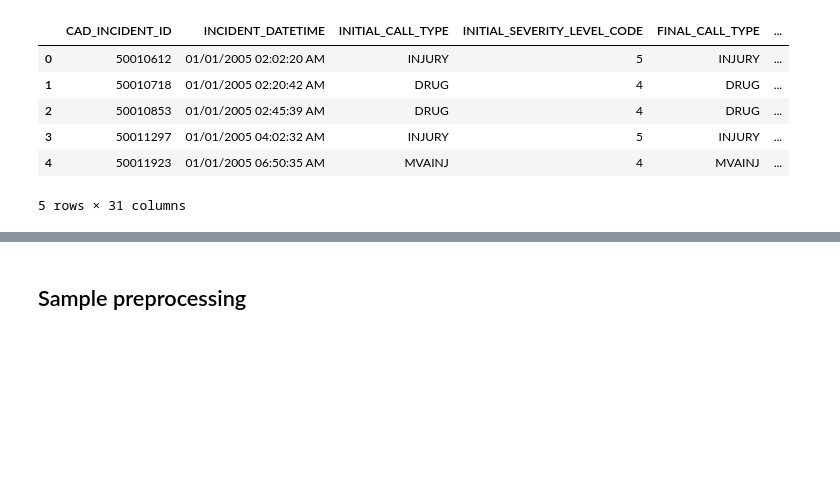
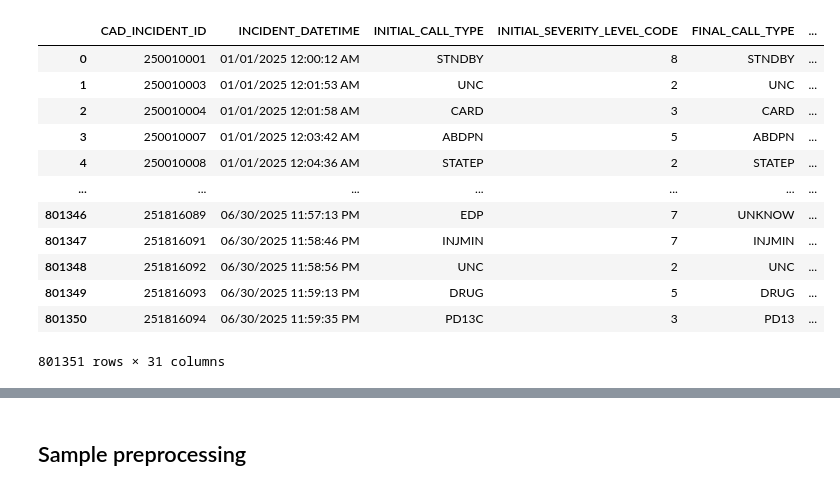
Before and after one commit to lzillmer/CSE-6242-Project, a Jupyter notebook: notebooks/preprocessing.ipynb, the cells around one changed output, grey strips where cells are left out. Saved outputs shown, nothing was run; the diff lists cells and outputs as text; code cells hidden in the pictures; blank space fills up the shorter version.

```diff
--- a/notebooks/preprocessing.ipynb
+++ b/notebooks/preprocessing.ipynb
@@ -1,18 +1,24 @@
 # %%
 import pandas as pd
 
-file_path = "../data/raw/EMS_Incident_Dispatch_Data.csv"
+file_path = "../data/raw"
 df = pd.read_csv(file_path, nrows=1000000)
 
-df.head()
+display(df)
 # %% [output]
 |  | CAD_INCIDENT_ID | INCIDENT_DATETIME | INITIAL_CALL_TYPE | INITIAL_SEVERITY_LEVEL_CODE | FINAL_CALL_TYPE | ... |
-| 0 | 50010612 | 01/01/2005 02:02:20 AM | INJURY | 5 | INJURY | ... |
-| 1 | 50010718 | 01/01/2005 02:20:42 AM | DRUG | 4 | DRUG | ... |
-| 2 | 50010853 | 01/01/2005 02:45:39 AM | DRUG | 4 | DRUG | ... |
-| 3 | 50011297 | 01/01/2005 04:02:32 AM | INJURY | 5 | INJURY | ... |
-| 4 | 50011923 | 01/01/2005 06:50:35 AM | MVAINJ | 4 | MVAINJ | ... |
+| 0 | 250010001 | 01/01/2025 12:00:12 AM | STNDBY | 8 | STNDBY | ... |
+| 1 | 250010003 | 01/01/2025 12:01:53 AM | UNC | 2 | UNC | ... |
+| 2 | 250010004 | 01/01/2025 12:01:58 AM | CARD | 3 | CARD | ... |
+| 3 | 250010007 | 01/01/2025 12:03:42 AM | ABDPN | 5 | ABDPN | ... |
+| 4 | 250010008 | 01/01/2025 12:04:36 AM | STATEP | 2 | STATEP | ... |
+| ... | ... | ... | ... | ... | ... | ... |
+| 801346 | 251816089 | 06/30/2025 11:57:13 PM | EDP | 7 | UNKNOW | ... |
+| 801347 | 251816091 | 06/30/2025 11:58:46 PM | INJMIN | 7 | INJMIN | ... |
+| 801348 | 251816092 | 06/30/2025 11:58:56 PM | UNC | 2 | UNC | ... |
+| 801349 | 251816093 | 06/30/2025 11:59:13 PM | DRUG | 5 | DRUG | ... |
+| 801350 | 251816094 | 06/30/2025 11:59:35 PM | PD13C | 3 | PD13 | ... |
-5 rows × 31 columns
+801351 rows × 31 columns
 # %%
 df.dtypes
 # %% [output]
```
Also changed, not shown: parts of 4 cells of this notebook, 1 other file.
